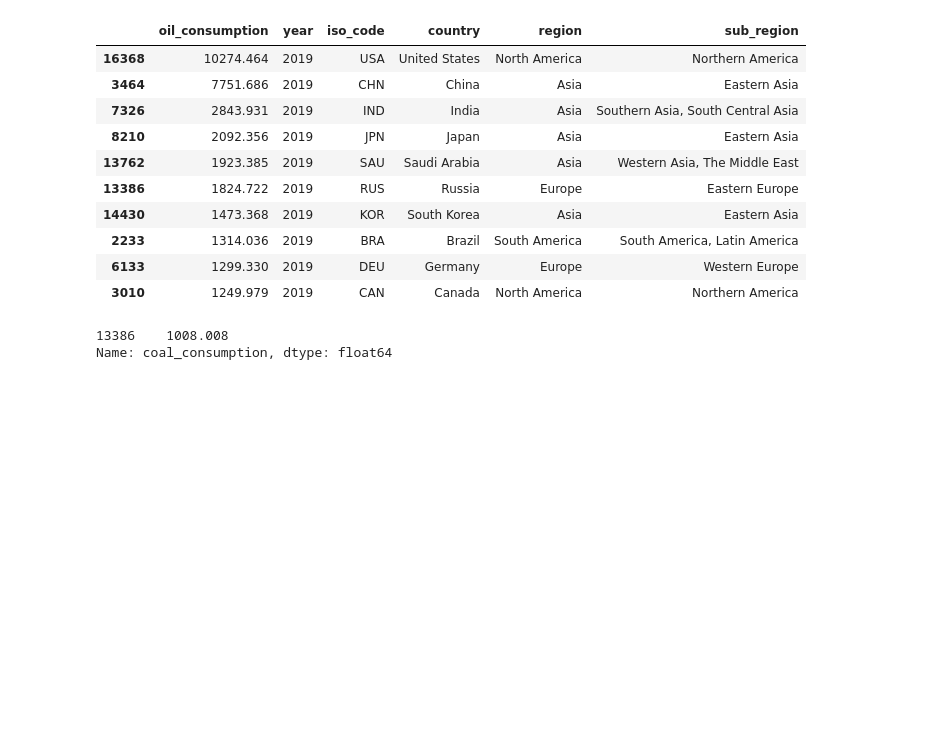
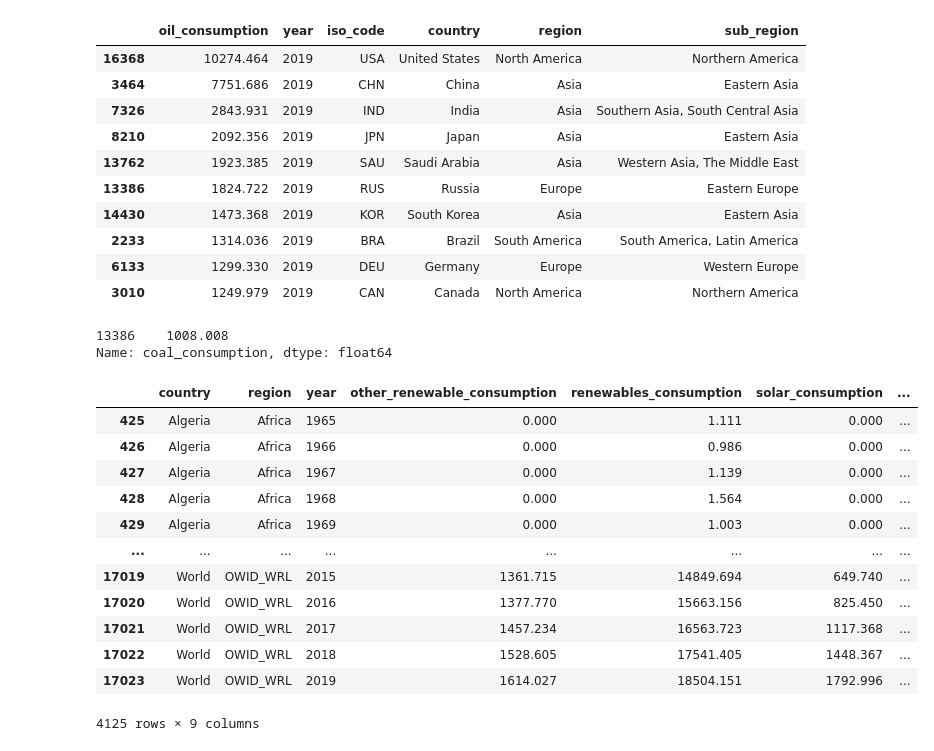
Before and after one commit to henrymmarques/DataVizProj, a Jupyter notebook: project_DV.ipynb, the cells around one changed output. Saved outputs shown, nothing was run; the diff lists cells and outputs as text; code cells hidden in the pictures; blank space fills up the shorter version.

Commit message:
stacked_renewables

```diff
--- a/project_DV.ipynb
+++ b/project_DV.ipynb
@@ -721,3 +735,20 @@ data[(data['year'] == 2019) & (data['country'] == 'Russia')]['coal_consumption']
 # %% [output]
 13386    1008.008
 Name: coal_consumption, dtype: float64
+# %%
+renewables = data[['country', 'region', 'year', 'other_renewable_consumption', 'renewables_consumption', 'solar_consumption', 'wind_consumption', 'hydro_consumption', 'biofuel_consumption']]
+renewables[renewables['solar_consumption'].notna()]
+# %% [output]
+|  | country | region | year | other_renewable_consumption | renewables_consumption | solar_consumption | ... |
+| 425 | Algeria | Africa | 1965 | 0.000 | 1.111 | 0.000 | ... |
+| 426 | Algeria | Africa | 1966 | 0.000 | 0.986 | 0.000 | ... |
+| 427 | Algeria | Africa | 1967 | 0.000 | 1.139 | 0.000 | ... |
+| 428 | Algeria | Africa | 1968 | 0.000 | 1.564 | 0.000 | ... |
+| 429 | Algeria | Africa | 1969 | 0.000 | 1.003 | 0.000 | ... |
+| ... | ... | ... | ... | ... | ... | ... | ... |
+| 17019 | World | OWID_WRL | 2015 | 1361.715 | 14849.694 | 649.740 | ... |
+| 17020 | World | OWID_WRL | 2016 | 1377.770 | 15663.156 | 825.450 | ... |
+| 17021 | World | OWID_WRL | 2017 | 1457.234 | 16563.723 | 1117.368 | ... |
+| 17022 | World | OWID_WRL | 2018 | 1528.605 | 17541.405 | 1448.367 | ... |
+| 17023 | World | OWID_WRL | 2019 | 1614.027 | 18504.151 | 1792.996 | ... |
+4125 rows × 9 columns
```
Also changed, not shown: parts of 8 cells of this notebook, 1 other file.
